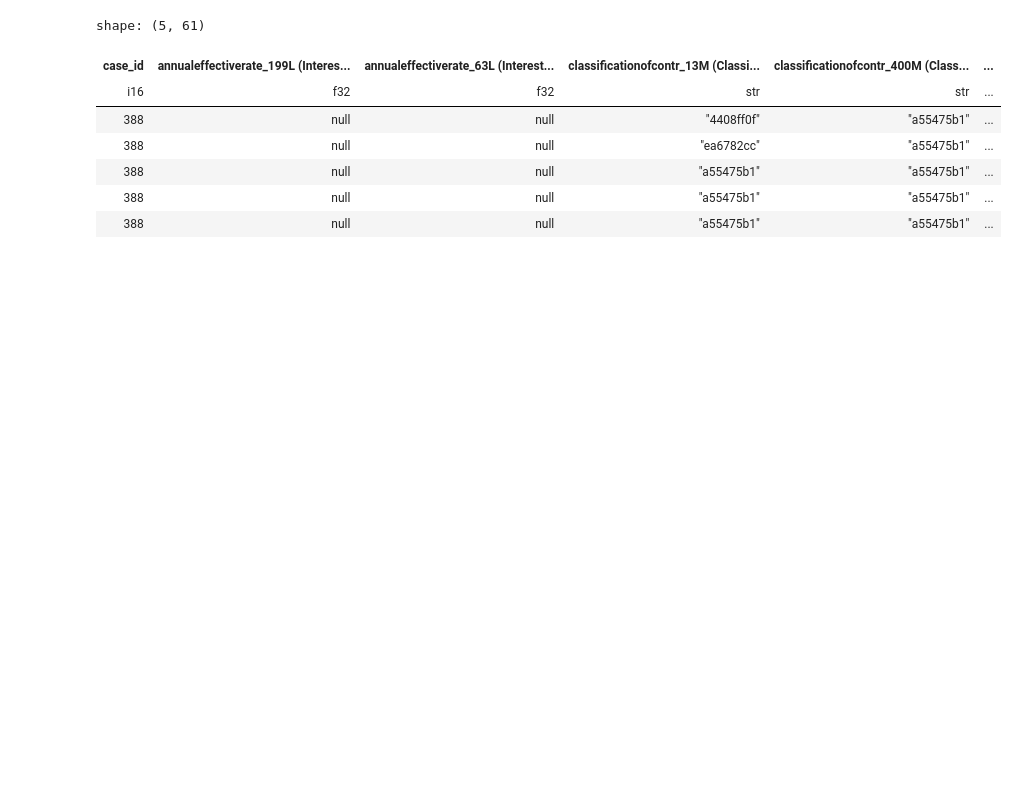
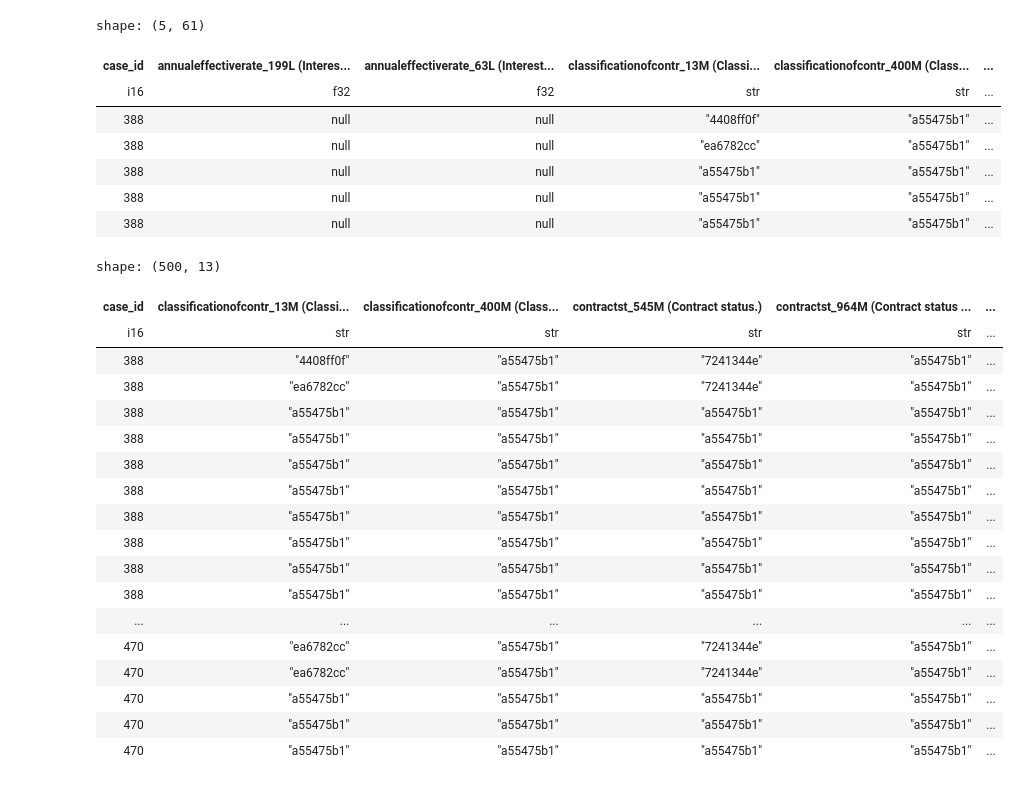
Before and after one commit to h4ck4l1/datasets, a Jupyter notebook: credit_risk/credit_risk.ipynb, the cells around one changed output. Drawn from its saved outputs; the diff is of its cells as text; code cells hidden in the pictures; blank space fills up the shorter version.

```diff
--- a/credit_risk/credit_risk.ipynb
+++ b/credit_risk/credit_risk.ipynb
@@ -109,6 +108,17 @@ def preprocess(ind:int) -> pl.LazyFrame:
         .select(pl.all().shrink_dtype())
         .pipe(rename_to_full)
     )
+
+def drop_null_columns(df:pl.LazyFrame) -> list:
+    _ = (
+        df
+        .null_count()
+        .collect()
+        .transpose(include_header=True,column_names=["null_counts"])
+        .filter(pl.col("null_counts") == 0)
+    )
+    gc.collect()
+    return _["column"].to_list()
 
 def plot_nulls(df:pl.LazyFrame):
     l = df.collect().shape[0]
@@ -529,3 +513,29 @@ shape: (5, 61)
 | 388 | null | null | "a55475b1" | "a55475b1" | ... |
 | 388 | null | null | "a55475b1" | "a55475b1" | ... |
 | 388 | null | null | "a55475b1" | "a55475b1" | ... |
+# %%
+(
+    train_credit_1
+    .pipe(lambda df: df.select(df.pipe(drop_null_columns)))
+    .fetch()
+)
+# %% [output]
+shape: (500, 13)
+| case_id | classificationofcontr_13M (Classi... | classificationofcontr_400M (Class... | contractst_545M (Contract status.) | contractst_964M (Contract status ... | ... |
+| i16 | str | str | str | str | ... |
+| 388 | "4408ff0f" | "a55475b1" | "7241344e" | "a55475b1" | ... |
+| 388 | "ea6782cc" | "a55475b1" | "7241344e" | "a55475b1" | ... |
+| 388 | "a55475b1" | "a55475b1" | "a55475b1" | "a55475b1" | ... |
+| 388 | "a55475b1" | "a55475b1" | "a55475b1" | "a55475b1" | ... |
+| 388 | "a55475b1" | "a55475b1" | "a55475b1" | "a55475b1" | ... |
+| 388 | "a55475b1" | "a55475b1" | "a55475b1" | "a55475b1" | ... |
+| 388 | "a55475b1" | "a55475b1" | "a55475b1" | "a55475b1" | ... |
+| 388 | "a55475b1" | "a55475b1" | "a55475b1" | "a55475b1" | ... |
+| 388 | "a55475b1" | "a55475b1" | "a55475b1" | "a55475b1" | ... |
+| 388 | "a55475b1" | "a55475b1" | "a55475b1" | "a55475b1" | ... |
+| ... | ... | ... | ... | ... | ... |
+| 470 | "ea6782cc" | "a55475b1" | "7241344e" | "a55475b1" | ... |
+| 470 | "ea6782cc" | "a55475b1" | "7241344e" | "a55475b1" | ... |
+| 470 | "a55475b1" | "a55475b1" | "a55475b1" | "a55475b1" | ... |
+| 470 | "a55475b1" | "a55475b1" | "a55475b1" | "a55475b1" | ... |
+| 470 | "a55475b1" | "a55475b1" | "a55475b1" | "a55475b1" | ... |
```
Also changed, not shown: parts of 6 cells of this notebook.
